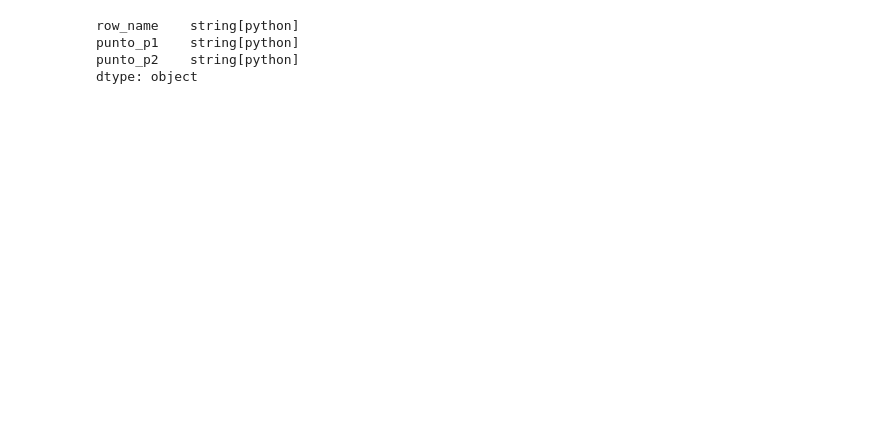
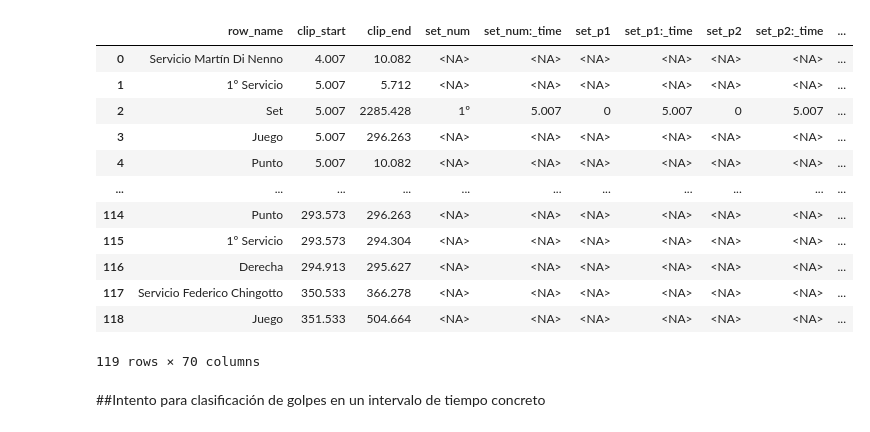
Before and after one commit to pdiazmerchante/TFG_Padel_Recommender, a Jupyter notebook: notebooks/01_exploracion.ipynb, the cells around one changed output. Drawn from its saved outputs; the diff is of its cells as text; code cells hidden in the pictures; blank space fills up the shorter version.

```diff
--- a/notebooks/01_exploracion.ipynb
+++ b/notebooks/01_exploracion.ipynb
@@ -48,7 +47,0 @@ df_filtrado
-# %%
-df_filtrado.dtypes
-# %% [output]
-row_name    string[python]
-punto_p1    string[python]
-punto_p2    string[python]
-dtype: object
@@ -54,0 +102,18 @@ dtype: object
+# %%
+df_recortado
+# %% [output]
+|  | row_name | clip_start | clip_end | set_num | set_num:_time | set_p1 | set_p1:_time | set_p2 | set_p2:_time | ... |
+| 0 | Servicio Martín Di Nenno | 4.007 | 10.082 | <NA> | <NA> | <NA> | <NA> | <NA> | <NA> | ... |
+| 1 | 1º Servicio | 5.007 | 5.712 | <NA> | <NA> | <NA> | <NA> | <NA> | <NA> | ... |
+| 2 | Set | 5.007 | 2285.428 | 1º | 5.007 | 0 | 5.007 | 0 | 5.007 | ... |
+| 3 | Juego | 5.007 | 296.263 | <NA> | <NA> | <NA> | <NA> | <NA> | <NA> | ... |
+| 4 | Punto | 5.007 | 10.082 | <NA> | <NA> | <NA> | <NA> | <NA> | <NA> | ... |
+| ... | ... | ... | ... | ... | ... | ... | ... | ... | ... | ... |
+| 114 | Punto | 293.573 | 296.263 | <NA> | <NA> | <NA> | <NA> | <NA> | <NA> | ... |
+| 115 | 1º Servicio | 293.573 | 294.304 | <NA> | <NA> | <NA> | <NA> | <NA> | <NA> | ... |
+| 116 | Derecha | 294.913 | 295.627 | <NA> | <NA> | <NA> | <NA> | <NA> | <NA> | ... |
+| 117 | Servicio Federico Chingotto | 350.533 | 366.278 | <NA> | <NA> | <NA> | <NA> | <NA> | <NA> | ... |
+| 118 | Juego | 351.533 | 504.664 | <NA> | <NA> | <NA> | <NA> | <NA> | <NA> | ... |
+119 rows × 70 columns
+# %% [markdown]
+##Intento para clasificación de golpes en un intervalo de tiempo concreto
```
Also changed, not shown: parts of 9 cells of this notebook, 3 other files.
